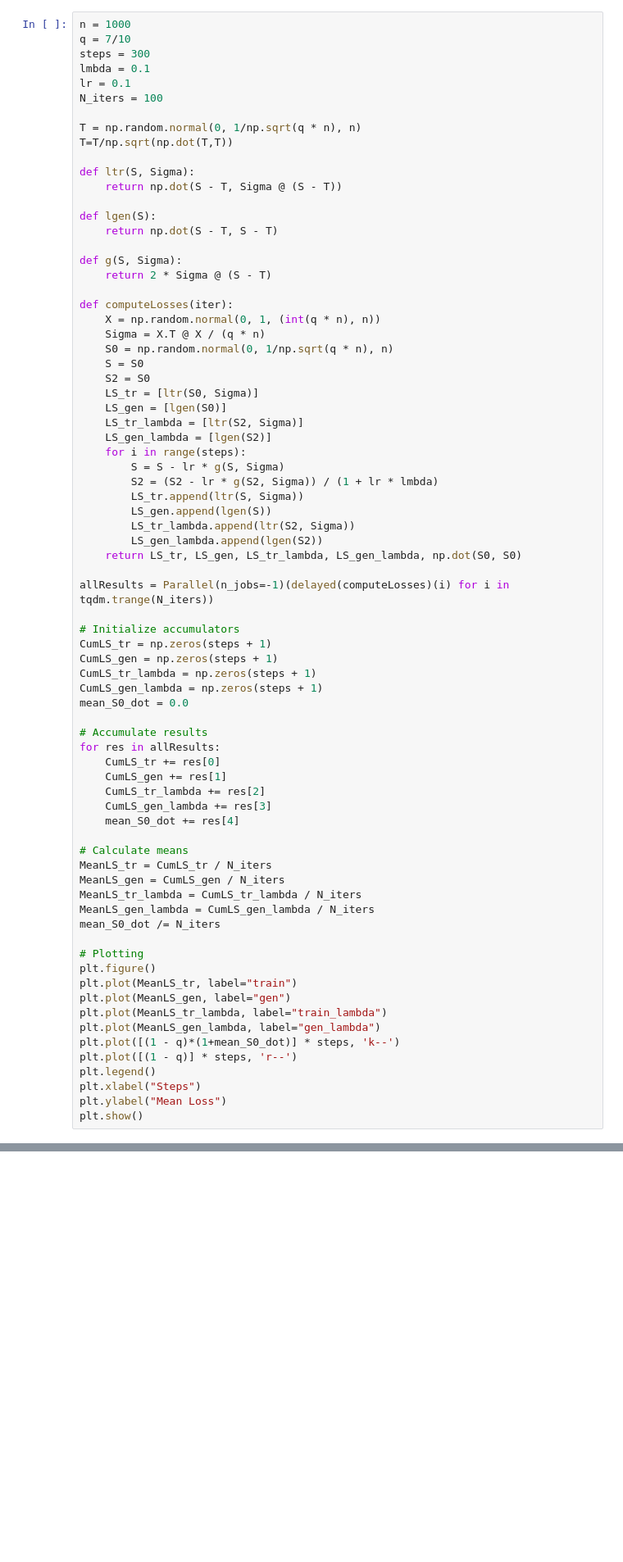
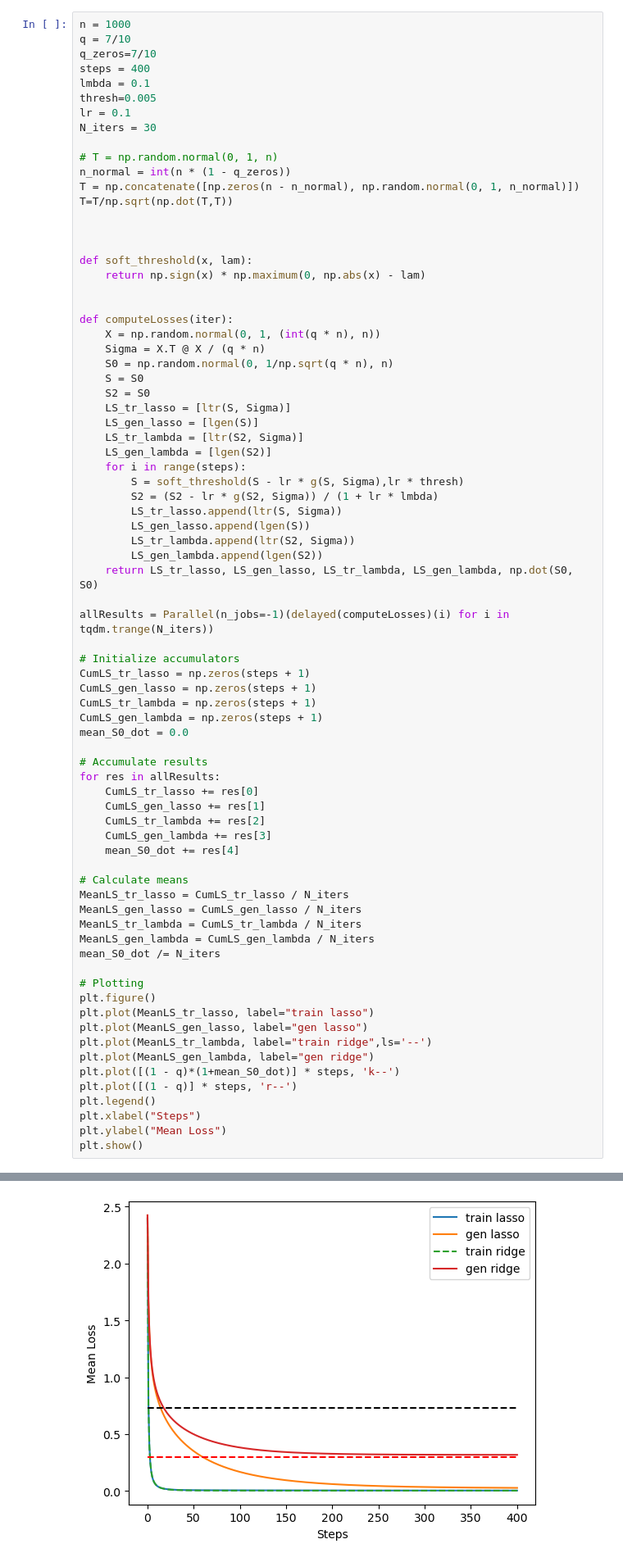
Before and after one commit to Nadav-out/AdamLp, a Jupyter notebook: notebooks/analytics.ipynb, the cells around one changed output, grey strips where cells are left out. Shown at 82% size. Saved outputs shown, nothing was run; the diff lists cells and outputs as text; blank space fills up the shorter version.

```diff
--- a/notebooks/analytics.ipynb
+++ b/notebooks/analytics.ipynb
@@ -81,22 +587,23 @@ plt.show()
 # %%
 n = 1000
 q = 7/10
-steps = 300
+q_zeros=7/10
+steps = 400
 lmbda = 0.1
+thresh=0.005
 lr = 0.1
-N_iters = 100
+N_iters = 30
 
-T = np.random.normal(0, 1/np.sqrt(q * n), n)
+# T = np.random.normal(0, 1, n)
+n_normal = int(n * (1 - q_zeros))
+T = np.concatenate([np.zeros(n - n_normal), np.random.normal(0, 1, n_normal)])
 T=T/np.sqrt(np.dot(T,T))
 
-def ltr(S, Sigma):
-    return np.dot(S - T, Sigma @ (S - T))
 
-def lgen(S):
-    return np.dot(S - T, S - T)
 
-def g(S, Sigma):
-    return 2 * Sigma @ (S - T)
+def soft_threshold(x, lam):
+    return np.sign(x) * np.maximum(0, np.abs(x) - lam)
+
 
 def computeLosses(iter):
     X = np.random.normal(0, 1, (int(q * n), n))
@@ -104,49 +611,49 @@ def computeLosses(iter):
     S0 = np.random.normal(0, 1/np.sqrt(q * n), n)
     S = S0
     S2 = S0
-    LS_tr = [ltr(S0, Sigma)]
-    LS_gen = [lgen(S0)]
+    LS_tr_lasso = [ltr(S, Sigma)]
+    LS_gen_lasso = [lgen(S)]
     LS_tr_lambda = [ltr(S2, Sigma)]
     LS_gen_lambda = [lgen(S2)]
     for i in range(steps):
-        S = S - lr * g(S, Sigma)
+        S = soft_threshold(S - lr * g(S, Sigma),lr * thresh)
         S2 = (S2 - lr * g(S2, Sigma)) / (1 + lr * lmbda)
-        LS_tr.append(ltr(S, Sigma))
-        LS_gen.append(lgen(S))
+        LS_tr_lasso.append(ltr(S, Sigma))
+        LS_gen_lasso.append(lgen(S))
         LS_tr_lambda.append(ltr(S2, Sigma))
         LS_gen_lambda.append(lgen(S2))
-    return LS_tr, LS_gen, LS_tr_lambda, LS_gen_lambda, np.dot(S0, S0)
+    return LS_tr_lasso, LS_gen_lasso, LS_tr_lambda, LS_gen_lambda, np.dot(S0, S0)
 
 allResults = Parallel(n_jobs=-1)(delayed(computeLosses)(i) for i in tqdm.trange(N_iters))
 
 # Initialize accumulators
-CumLS_tr = np.zeros(steps + 1)
-CumLS_gen = np.zeros(steps + 1)
+CumLS_tr_lasso = np.zeros(steps + 1)
+CumLS_gen_lasso = np.zeros(steps + 1)
 CumLS_tr_lambda = np.zeros(steps + 1)
 CumLS_gen_lambda = np.zeros(steps + 1)
 mean_S0_dot = 0.0
 
 # Accumulate results
 for res in allResults:
-    CumLS_tr += res[0]
-    CumLS_gen += res[1]
+    CumLS_tr_lasso += res[0]
+    CumLS_gen_lasso += res[1]
     CumLS_tr_lambda += res[2]
     CumLS_gen_lambda += res[3]
     mean_S0_dot += res[4]
 
 # Calculate means
-MeanLS_tr = CumLS_tr / N_iters
-MeanLS_gen = CumLS_gen / N_iters
+MeanLS_tr_lasso = CumLS_tr_lasso / N_iters
+MeanLS_gen_lasso = CumLS_gen_lasso / N_iters
 MeanLS_tr_lambda = CumLS_tr_lambda / N_iters
 MeanLS_gen_lambda = CumLS_gen_lambda / N_iters
 mean_S0_dot /= N_iters
 
 # Plotting
 plt.figure()
-plt.plot(MeanLS_tr, label="train")
-plt.plot(MeanLS_gen, label="gen")
-plt.plot(MeanLS_tr_lambda, label="train_lambda")
-plt.plot(MeanLS_gen_lambda, label="gen_lambda")
+plt.plot(MeanLS_tr_lasso, label="train lasso")
+plt.plot(MeanLS_gen_lasso, label="gen lasso")
+plt.plot(MeanLS_tr_lambda, label="train ridge",ls='--')
+plt.plot(MeanLS_gen_lambda, label="gen ridge")
 plt.plot([(1 - q)*(1+mean_S0_dot)] * steps, 'k--')
 plt.plot([(1 - q)] * steps, 'r--')
 plt.legend()
@@ -157,0 +664 @@ plt.show()
+[figure, added]
```
Also changed, not shown: parts of 30 cells of this notebook.
